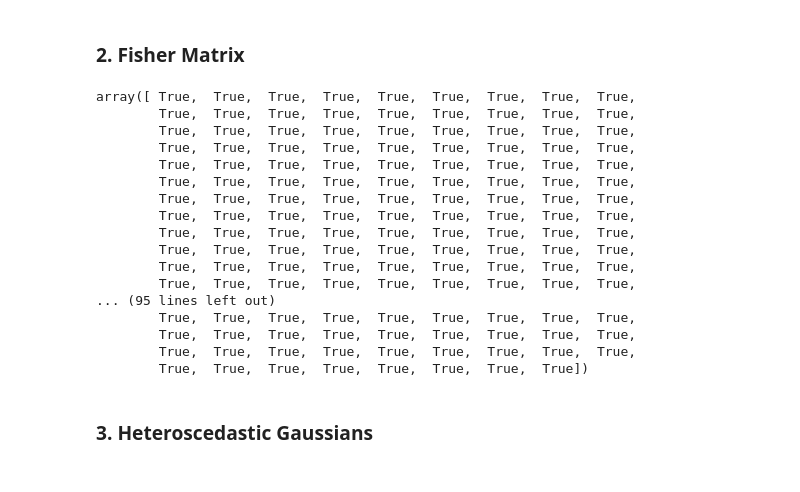
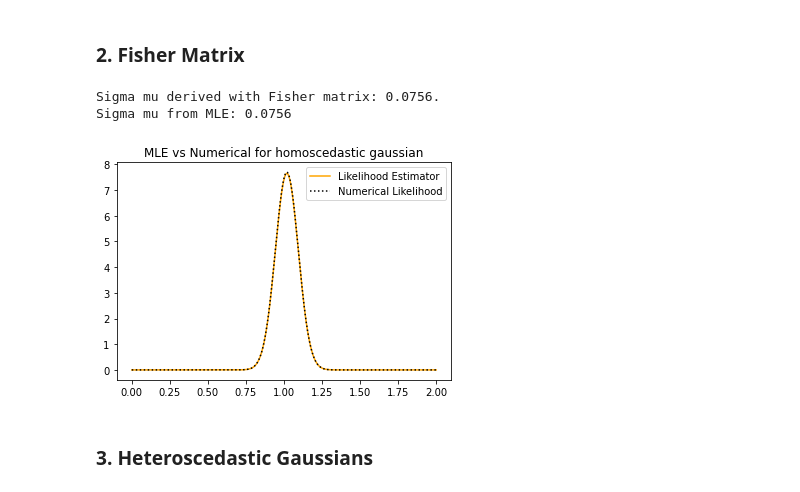
Before and after one commit to olli-e-benji/Astrostatistics-and-Machine-Learning-2023, a Jupyter notebook: working/L05_QuasarPosition.ipynb, the cells around one changed output. Saved outputs shown, nothing was run; the diff lists cells and outputs as text; code cells hidden in the pictures.

```diff
--- a/working/L05_QuasarPosition.ipynb
+++ b/working/L05_QuasarPosition.ipynb
@@ -46,26 +47,33 @@ The Maximum likelihood estimator is the sample mean and is 0.9086
 # %% [markdown]
 ### 2. Fisher Matrix
-# %%
-log_likelihood = np.log(likelihood)
-II_derivative = np.diff(np.diff(log_likelihood))
-# %% [output]
-array([ True,  True,  True,  True,  True,  True,  True,  True,  True,
-        True,  True,  True,  True,  True,  True,  True,  True,  True,
-        True,  True,  True,  True,  True,  True,  True,  True,  True,
-        True,  True,  True,  True,  True,  True,  True,  True,  True,
-        True,  True,  True,  True,  True,  True,  True,  True,  True,
-        True,  True,  True,  True,  True,  True,  True,  True,  True,
-        True,  True,  True,  True,  True,  True,  True,  True,  True,
-        True,  True,  True,  True,  True,  True,  True,  True,  True,
-        True,  True,  True,  True,  True,  True,  True,  True,  True,
-        True,  True,  True,  True,  True,  True,  True,  True,  True,
-        True,  True,  True,  True,  True,  True,  True,  True,  True,
-        True,  True,  True,  True,  True,  True,  True,  True,  True,
-... (95 lines left out)
-        True,  True,  True,  True,  True,  True,  True,  True,  True,
-        True,  True,  True,  True,  True,  True,  True,  True,  True,
-        True,  True,  True,  True,  True,  True,  True,  True,  True,
-        True,  True,  True,  True,  True,  True,  True,  True])
+# %%
+log_likelihood = np.log(likelihood)
+II_derivative = np.diff(np.diff(log_likelihood))
+
+#Delta_theta == Resolution on the x axis
+delta_theta = x_axis[1] - x_axis[0]
+
+fisher_matrix = (-1) * (II_derivative/(delta_theta**2))
+sigma_mu_fisher = np.mean(fisher_matrix**(-0.5))
+
+MLE_sigma_mu = sigma/N**0.5
+
+print('Sigma mu derived with Fisher matrix: {:.4f}.\nSigma mu from MLE: {:.4f}'.format(sigma_mu_fisher, MLE_sigma_mu))
+
+likelihood_estimator = norm(MLx, sigma_mu_fisher)
+
+#Eyeballing the normalization constant
+normalization = 1.45
+
+plt.title('MLE vs Numerical for homoscedastic gaussian')
+plt.plot(x_axis, normalization*likelihood_estimator.pdf(x_axis), c='orange', label='Likelihood Estimator')
+plt.plot(x_axis, likelihood, c='black', ls=':', label='Numerical Likelihood')
+plt.legend()
+plt.show()
+# %% [output]
+Sigma mu derived with Fisher matrix: 0.0756.
+Sigma mu from MLE: 0.0756
+[figure, added]
 # %% [markdown]
 ### 3. Heteroscedastic Gaussians
 # %%
```
Also changed, not shown: parts of 9 cells of this notebook.
